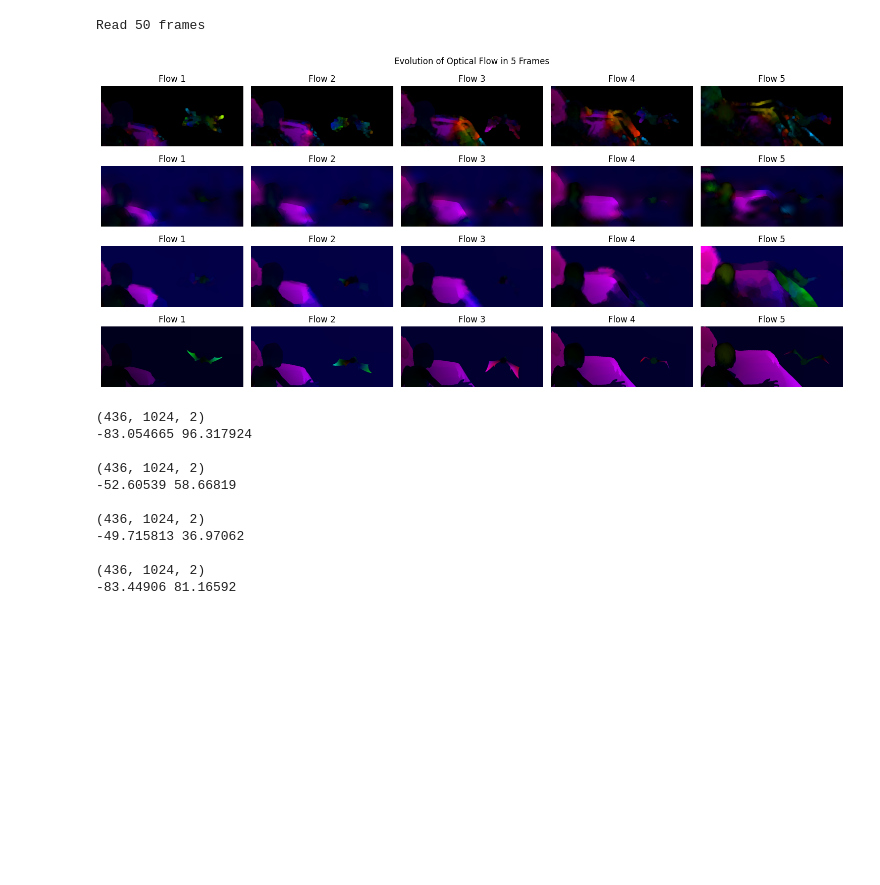
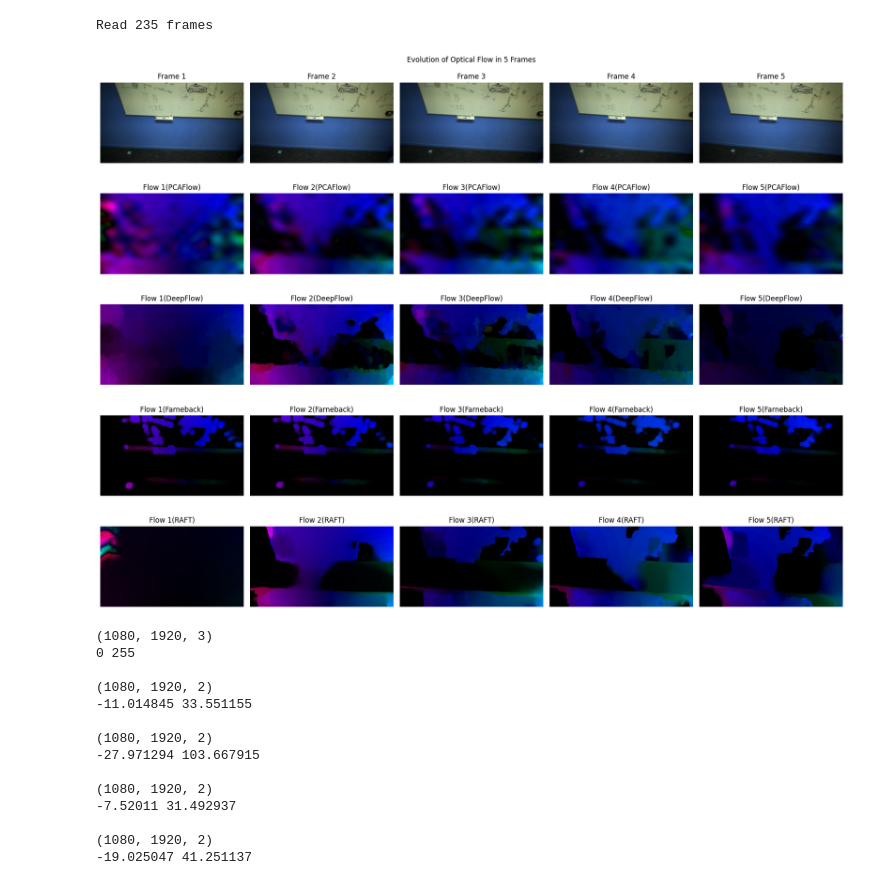
Before and after one commit to NotTheStallion/dense-optical-flow, a Jupyter notebook: demo.ipynb, the cells around one changed output. Saved outputs shown, nothing was run; the diff lists cells and outputs as text; code cells hidden in the pictures; blank space fills up the shorter version.

```diff
--- a/demo.ipynb
+++ b/demo.ipynb
@@ -4,60 +155,78 @@ from utils import *
 # %%
-directory = 'MPI-Sintel_selection/training/clean/temple_3'
+directory = 'GITW_selection/CanOfCocaCola/CanOfCocaColaPlace3Subject1/Frames'
 frames = read_frames(directory)
 print(f"Read {len(frames)} frames")
 
-flow_directory = 'MPI-Sintel_selection/training/flow/temple_3'
-gt_flows = read_flows(flow_directory)
+gt_flows = []
 # %% [output]
-Read 50 frames
+Read 235 frames
 # %%
+from PIL import Image
+import torch
+
 import matplotlib.pyplot as plt
 
-fig, axes = plt.subplots(4, 5, figsize=(15, 7))
+fig, axes = plt.subplots(5, 5, figsize=(18, 14))
 
-prev_flows = [None, None, None, None]
+prev_flows = [None, None, None, None, None]
 
-for row in range(4):
+models = [ 'Groundtruth', 'PCAFlow', 'DeepFlow', 'Farneback', 'RAFT']
+
+for row in range(5):
     for col in range(5):
         idx = col + 15
         if idx < len(frames) - 1:
             frame1 = frames[idx]
             frame2 = frames[idx + 1]
             if row == 0:
-                flow = farneback_optical_flow(frame1, frame2, prev_flow=prev_flows[row])
+                # flow = gt_flows[idx]
+                raft_flow = frame1
             elif row == 1:
-                flow = pcaflow_optical_flow(frame1, frame2, prev_flow=prev_flows[row])
+                raft_flow = pcaflow_optical_flow(frame1, frame2, prev_flow=prev_flows[row])
             elif row == 2:
-                flow = deepflow_optical_flow(frame1, frame2, prev_flow=prev_flows[row])
+                raft_flow = deepflow_optical_flow(frame1, frame2, prev_flow=prev_flows[row])
             elif row == 3:
-                flow = gt_flows[idx]
-            prev_flows[row] = flow
-            axes[row, col].imshow(flow2bgr(flow))
-            # axes[row, col].imshow(flow[..., 0], cmap='jet')
-            # axes[row, col].imshow(flow)
-            axes[row, col].axis('off')
-            axes[row, col].set_title(f'Flow {col + 1}')
+                raft_flow = farneback_optical_flow(frame1, frame2, prev_flow=prev_flows[row])
+            elif row == 4:
+                raft_flow = raft_optflow(frame1, frame2, args)
+
+
+            prev_flows[row] = raft_flow
+            if row == 0:
+                axes[row, col].imshow(raft_flow)
+                axes[row, col].axis('off')
+                axes[row, col].set_title(f'Frame {col + 1}')
+            else:
+                axes[row, col].imshow(flow2bgr(raft_flow))
+                axes[row, col].axis('off')
+                axes[row, col].set_title(f'Flow {col + 1}({models[row]})')
+
+for row in range(5):
+    axes[row, 0].set_ylabel(models[row], rotation=0, labelpad=40, size='large')
 
 plt.suptitle('Evolution of Optical Flow in 5 Frames')
 plt.tight_layout()
 plt.show()
 # %% [output]
-[figure, old version]
+[figure, new version]
 # %%
-for flow in prev_flows:
-    if flow is not None:
-        print(flow.shape)
-        print(flow.min(), flow.max())
+for raft_flow in prev_flows:
+    if raft_flow is not None:
+        print(raft_flow.shape)
+        print(raft_flow.min(), raft_flow.max())
         print()
 # %% [output]
-(436, 1024, 2)
--83.054665 96.317924
+(1080, 1920, 3)
+0 255
 
-(436, 1024, 2)
--52.60539 58.66819
+(1080, 1920, 2)
+-11.014845 33.551155
 
-(436, 1024, 2)
--49.715813 36.97062
+(1080, 1920, 2)
+-27.971294 103.667915
 
-(436, 1024, 2)
--83.44906 81.16592
+(1080, 1920, 2)
+-7.52011 31.492937
+
+(1080, 1920, 2)
+-19.025047 41.251137
```
Also changed, not shown: parts of 5 cells of this notebook.
